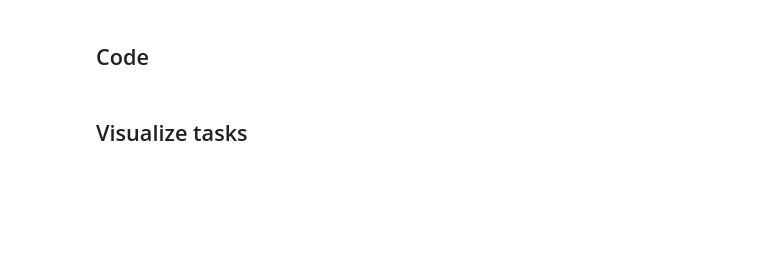
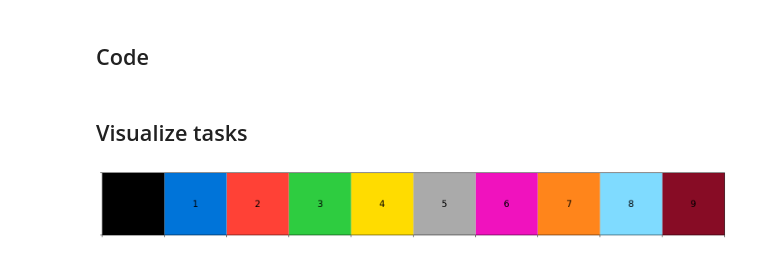
Before and after one commit to zhengjunyao-work/arc24, a Jupyter notebook: notebooks/018_write_python_code_for_training_tasks.ipynb, the cells around one changed output. Cells and saved outputs as stored; diff of their text form; code cells hidden in the pictures; blank space fills up the shorter version.

```diff
--- a/notebooks/018_write_python_code_for_training_tasks.ipynb
+++ b/notebooks/018_write_python_code_for_training_tasks.ipynb
@@ -50,0 +81,4 @@ visualize_task(task_id='007bbfb7')
+# %%
+plot_grid([np.arange(10).tolist()], write_numbers=True)
+# %% [output]
+[figure, added]
```
Also changed, not shown: parts of 8 cells of this notebook, 4 other files.
